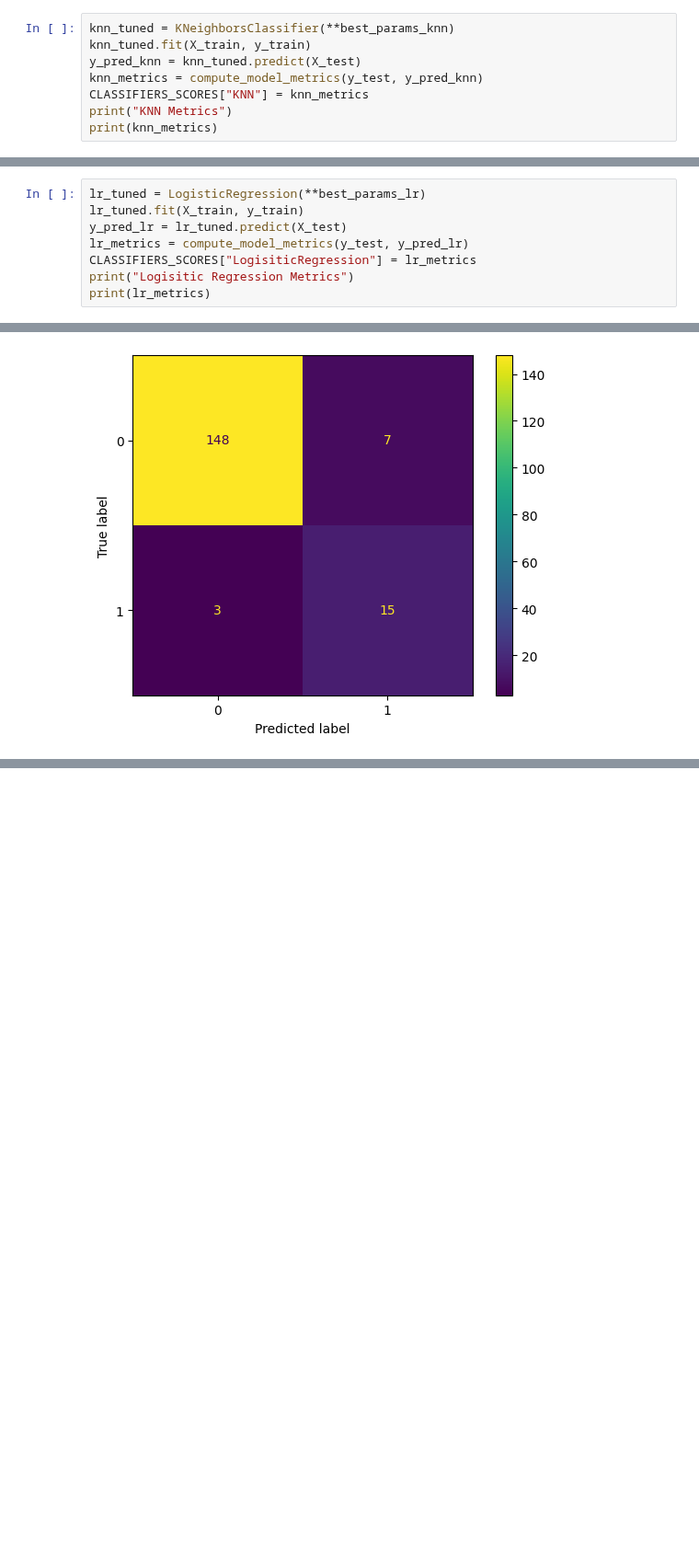
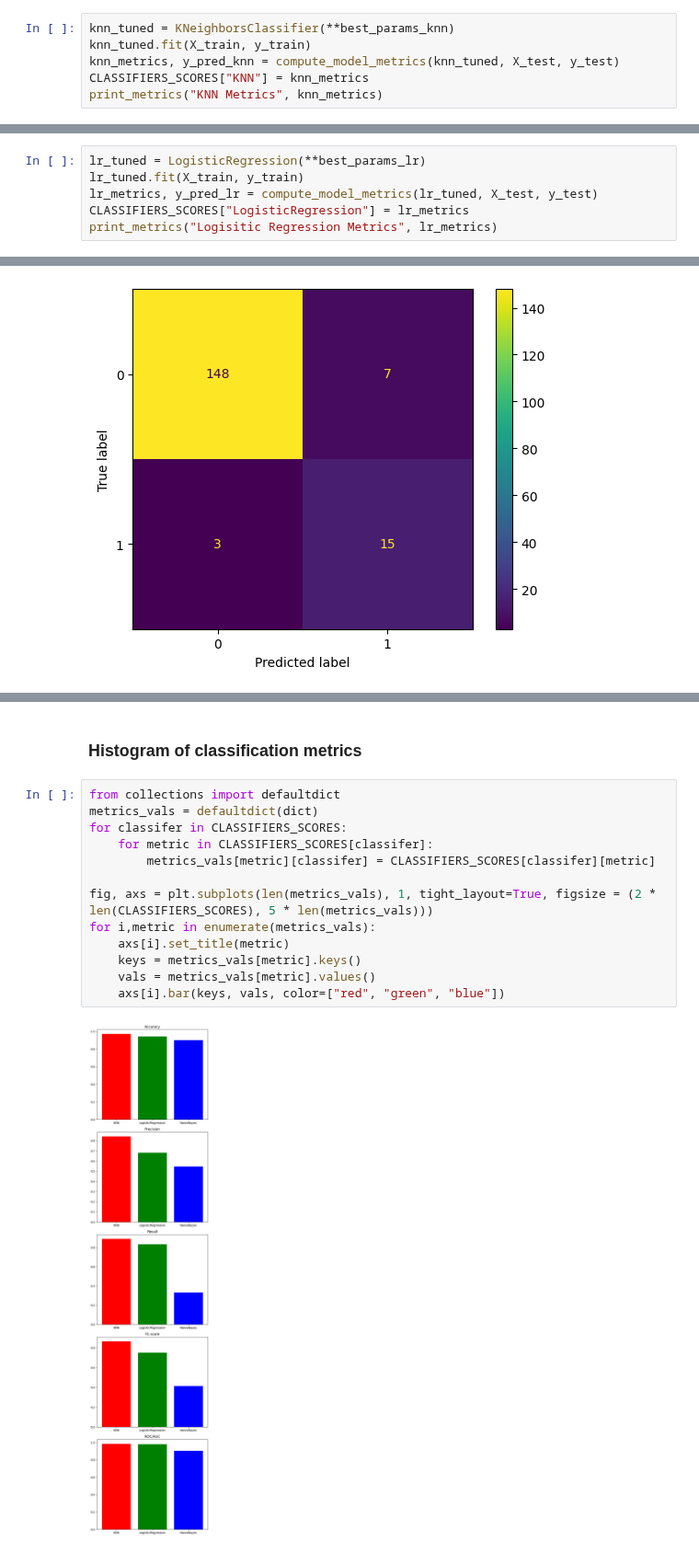
Before and after one commit to mohamedrezk122/covid-19-outcome-prediction, a Jupyter notebook: analysis.ipynb, the cells around one changed output, grey strips where cells are left out. Shown at 92% size. Drawn from its saved outputs; the diff is of its cells as text; blank space fills up the shorter version.

```diff
--- a/analysis.ipynb
+++ b/analysis.ipynb
@@ -214,10 +243,8 @@ Tuned knn parameters: {'n_neighbors': 10, 'weights': 'distance'}
 # %%
 knn_tuned = KNeighborsClassifier(**best_params_knn)
 knn_tuned.fit(X_train, y_train)
-y_pred_knn = knn_tuned.predict(X_test)
-knn_metrics = compute_model_metrics(y_test, y_pred_knn)
+knn_metrics, y_pred_knn = compute_model_metrics(knn_tuned, X_test, y_test)
 CLASSIFIERS_SCORES["KNN"] = knn_metrics
-print("KNN Metrics")
-print(knn_metrics)
+print_metrics("KNN Metrics", knn_metrics)
 # %% [output]
 KNN Metrics
@@ -267,10 +297,8 @@ Tuned parameters: {'C': 10.0, 'penalty': 'l2', 'solver': 'newton-cg'}
 # %%
 lr_tuned = LogisticRegression(**best_params_lr)
 lr_tuned.fit(X_train, y_train)
-y_pred_lr = lr_tuned.predict(X_test)
-lr_metrics = compute_model_metrics(y_test, y_pred_lr)
-CLASSIFIERS_SCORES["LogisiticRegression"] = lr_metrics
-print("Logisitic Regression Metrics")
-print(lr_metrics)
+lr_metrics, y_pred_lr = compute_model_metrics(lr_tuned, X_test, y_test)
+CLASSIFIERS_SCORES["LogisticRegression"] = lr_metrics
+print_metrics("Logisitic Regression Metrics", lr_metrics)
 # %% [output]
 Logisitic Regression Metrics
@@ -300,0 +384,17 @@ display_confusion_matrix(y_test, y_pred_lr)
+# %% [markdown]
+### Histogram of classification metrics
+# %%
+from collections import defaultdict
+metrics_vals = defaultdict(dict)
+for classifer in CLASSIFIERS_SCORES:
+    for metric in CLASSIFIERS_SCORES[classifer]:
+        metrics_vals[metric][classifer] = CLASSIFIERS_SCORES[classifer][metric]
+
+fig, axs = plt.subplots(len(metrics_vals), 1, tight_layout=True, figsize = (2 * len(CLASSIFIERS_SCORES), 5 * len(metrics_vals)))
+for i,metric in enumerate(metrics_vals):
+    axs[i].set_title(metric)
+    keys = metrics_vals[metric].keys()
+    vals = metrics_vals[metric].values()
+    axs[i].bar(keys, vals, color=["red", "green", "blue"])
+# %% [output]
+[figure, added]
```
Also changed, not shown: parts of 19 cells of this notebook.
